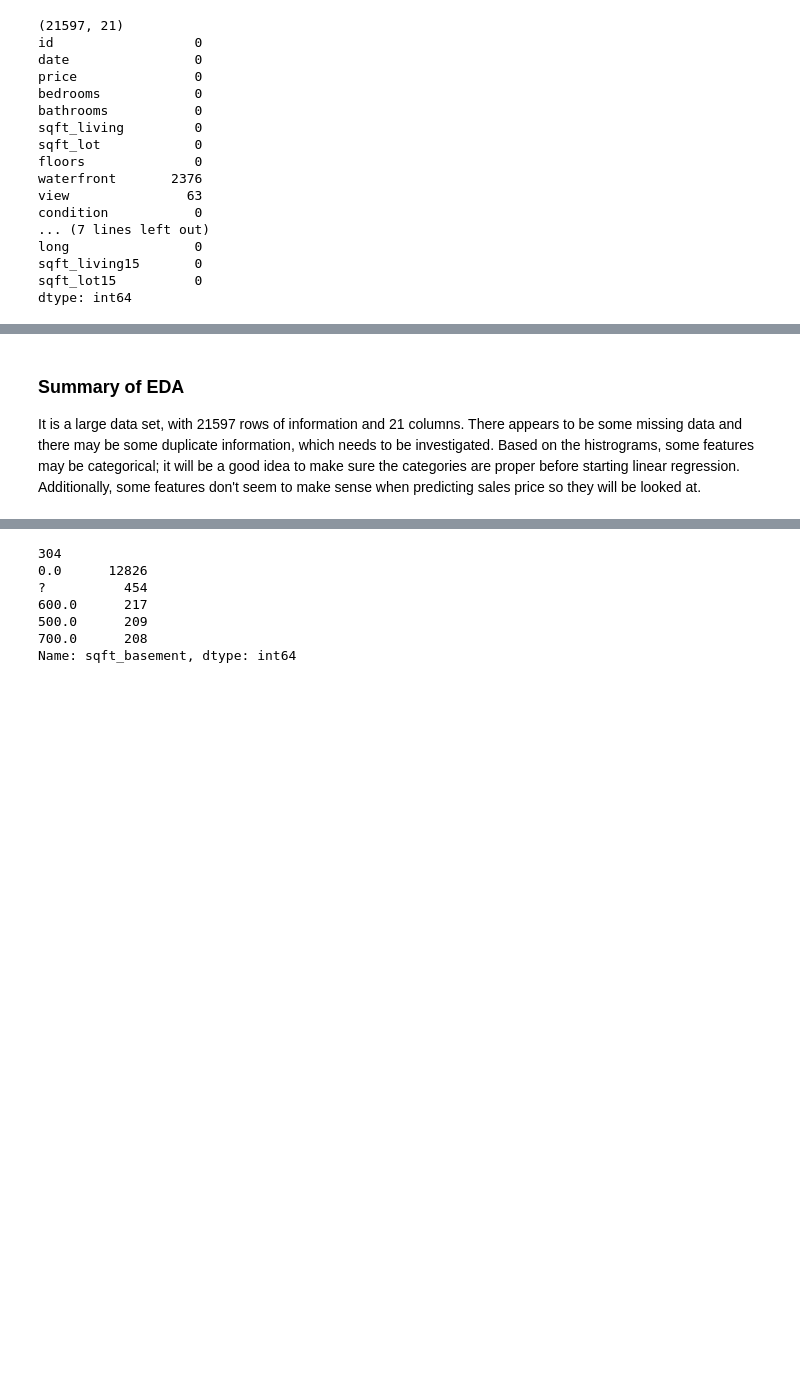
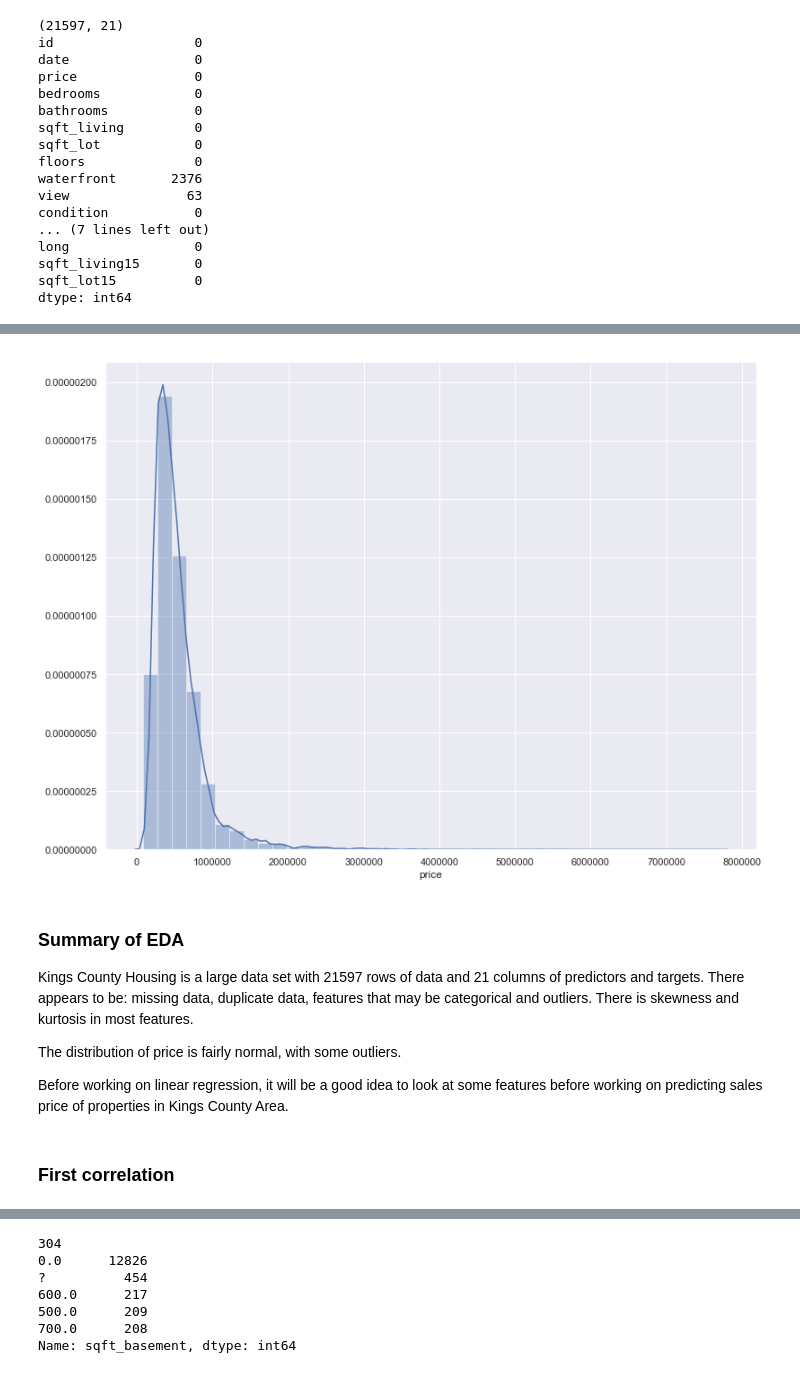
Before and after one commit to AnnikaNoren/Kings-County-House-Prices-Project, a Jupyter notebook: student.ipynb, the cells around one changed output, grey strips where cells are left out. Saved outputs shown, nothing was run; the diff lists cells and outputs as text; code cells hidden in the pictures; blank space fills up the shorter version.

```diff
--- a/student.ipynb
+++ b/student.ipynb
@@ -109,3 +117,16 @@ df.hist(ax = ax);
+# %%
+sns.set(rc={'figure.figsize':(13,10)})
+sns.distplot(df['price'], bins=40)
+plt.show()
+# %% [output]
+[figure, added]
 # %% [markdown]
 ### Summary of EDA
-It is a large data set, with 21597 rows of information and 21 columns.  There appears to be some missing data and there may be some duplicate information, which needs to be investigated.  Based on the histrograms, some features may be categorical; it will be a good idea to make sure the categories are proper before starting linear regression.  Additionally, some features don't seem to make sense when predicting sales price so they will be looked at.
+Kings County Housing is a large data set with 21597 rows of data and 21 columns of predictors and targets.  There appears to be: missing data, duplicate data, features that may be categorical and outliers.
+There is skewness and kurtosis in most features.
+
+The distribution of price is fairly normal, with some outliers.
+
+Before working on linear regression, it will be a good idea to look at some features before working on predicting sales price of properties in Kings County Area.
+# %% [markdown]
+### First correlation
```
Also changed, not shown: parts of 70 cells of this notebook.
